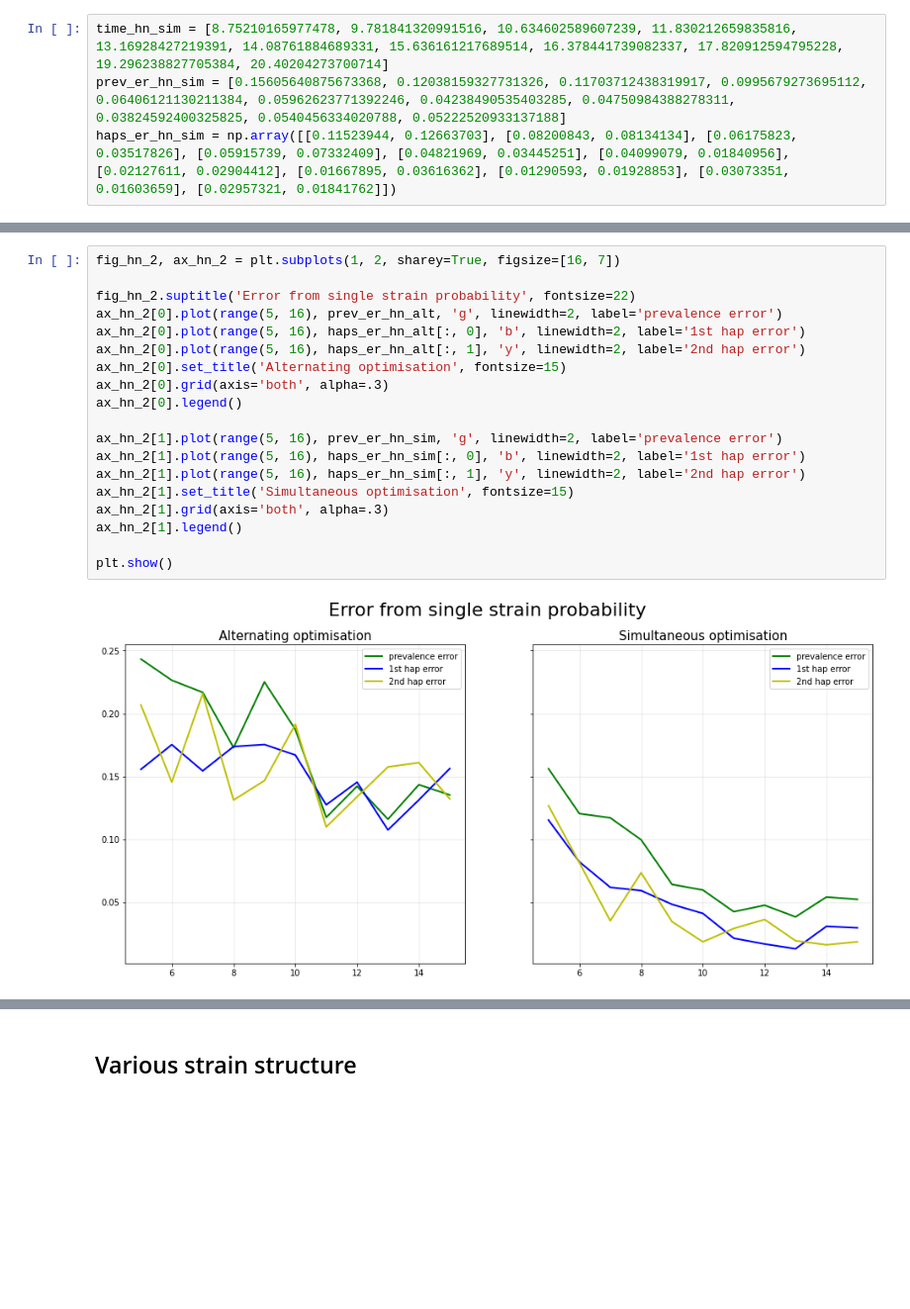
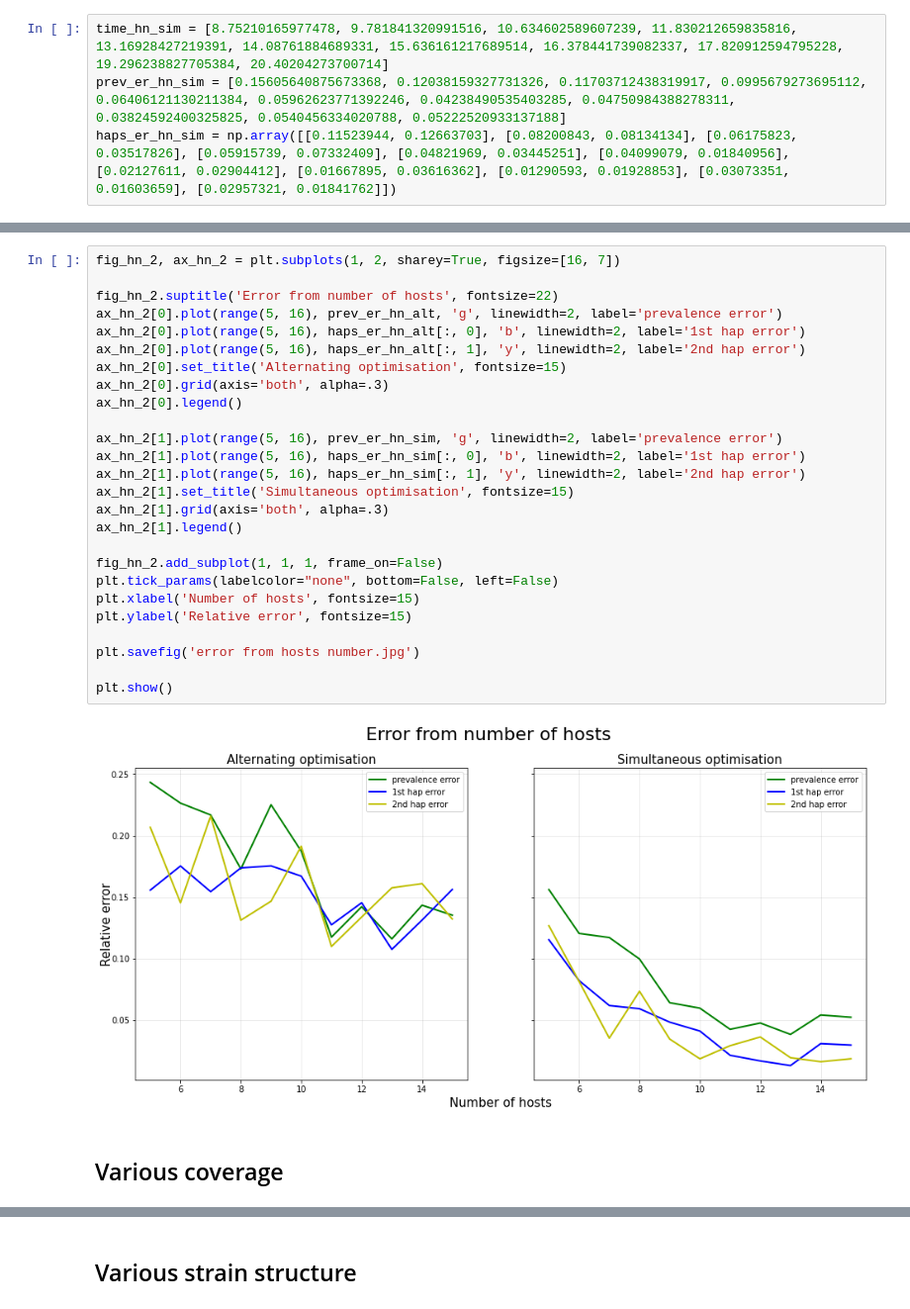
Before and after one commit to AndrewDiv/PMfMIVV, a Jupyter notebook: DiplomaUpd.ipynb, the cells around one changed output, grey strips where cells are left out. Shown at 99% size. Saved outputs shown, nothing was run; the diff lists cells and outputs as text; blank space fills up the shorter version.

```diff
--- a/DiplomaUpd.ipynb
+++ b/DiplomaUpd.ipynb
@@ -801,21 +851,30 @@ plt.show()
 # %%
 fig_hn_2, ax_hn_2 = plt.subplots(1, 2, sharey=True, figsize=[16, 7])
 
-fig_hn_2.suptitle('Error from single strain probability', fontsize=22)
+fig_hn_2.suptitle('Error from number of hosts', fontsize=22)
 ax_hn_2[0].plot(range(5, 16), prev_er_hn_alt, 'g', linewidth=2, label='prevalence error')
 ax_hn_2[0].plot(range(5, 16), haps_er_hn_alt[:, 0], 'b', linewidth=2, label='1st hap error')
 ax_hn_2[0].plot(range(5, 16), haps_er_hn_alt[:, 1], 'y', linewidth=2, label='2nd hap error')
 ax_hn_2[0].set_title('Alternating optimisation', fontsize=15)
 ax_hn_2[0].grid(axis='both', alpha=.3)
 ax_hn_2[0].legend()
 
 ax_hn_2[1].plot(range(5, 16), prev_er_hn_sim, 'g', linewidth=2, label='prevalence error')
 ax_hn_2[1].plot(range(5, 16), haps_er_hn_sim[:, 0], 'b', linewidth=2, label='1st hap error')
 ax_hn_2[1].plot(range(5, 16), haps_er_hn_sim[:, 1], 'y', linewidth=2, label='2nd hap error')
 ax_hn_2[1].set_title('Simultaneous optimisation', fontsize=15)
 ax_hn_2[1].grid(axis='both', alpha=.3)
 ax_hn_2[1].legend()
 
+fig_hn_2.add_subplot(1, 1, 1, frame_on=False)
+plt.tick_params(labelcolor="none", bottom=False, left=False)
+plt.xlabel('Number of hosts', fontsize=15)
+plt.ylabel('Relative error', fontsize=15)
+
+plt.savefig('error from hosts number.jpg')
+
 plt.show()
 # %% [output]
-[figure, old version]
+[figure, new version]
+# %% [markdown]
+## Various coverage
```
Also changed, not shown: parts of 17 cells of this notebook.
